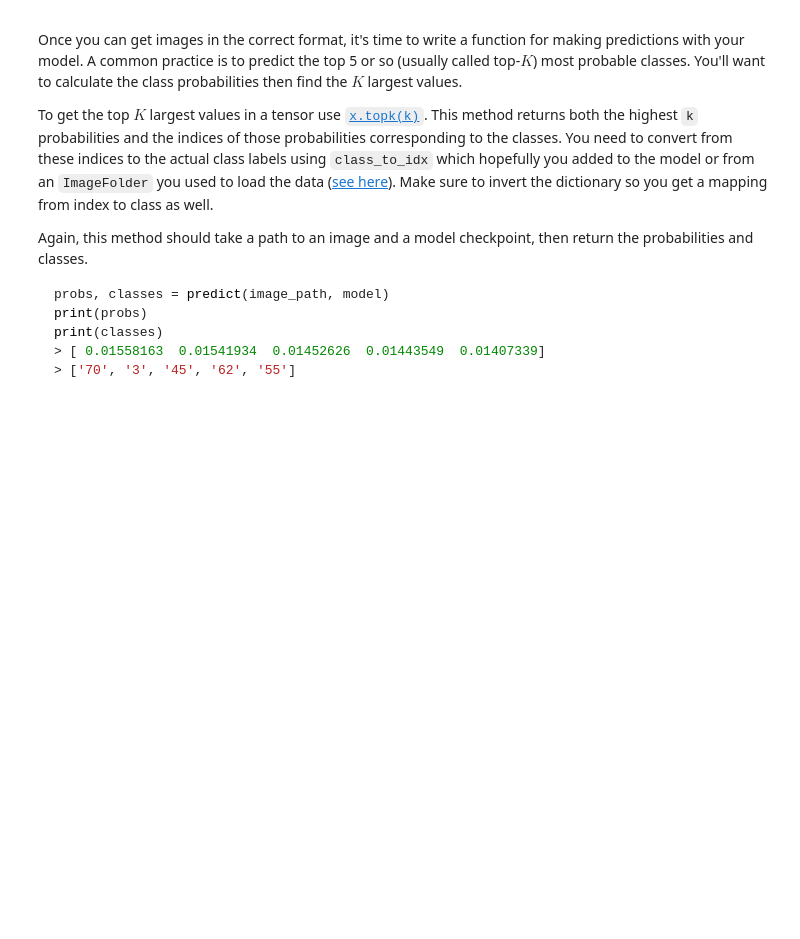
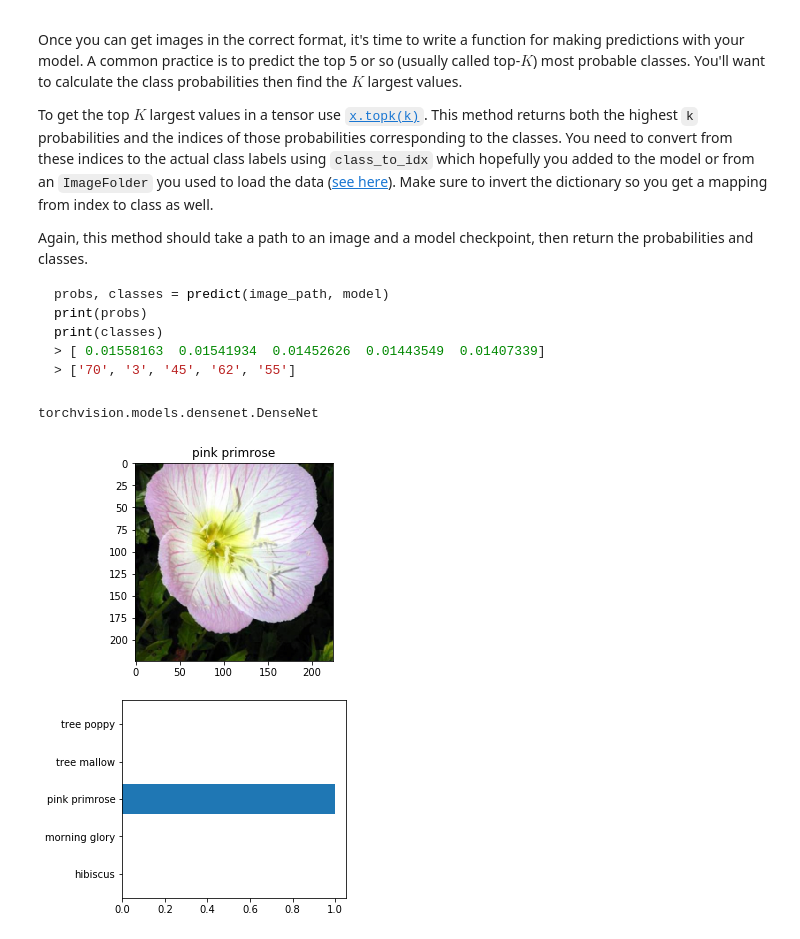
Before and after one commit to medhatelhady/Classify-flower-images, a Jupyter notebook: Image Classifier Project.ipynb, the cells around one changed output. Saved outputs shown, nothing was run; the diff lists cells and outputs as text; code cells hidden in the pictures; blank space fills up the shorter version.

````diff
--- a/Image Classifier Project.ipynb
+++ b/Image Classifier Project.ipynb
@@ -216,0 +287,2 @@ At this point it's good to write a function that can load a checkpoint and rebui
+# %%
+saved_model = load_checkpoint(filepath)
@@ -286,9 +389,7 @@ print(classes)
 > [ 0.01558163  0.01541934  0.01452626  0.01443549  0.01407339]
 > ['70', '3', '45', '62', '55']
 ```
-# %%
-def predict(image_path, model, topk=5):
-    ''' Predict the class (or classes) of an image using a trained deep learning model.
-    '''
-
-    # TODO: Implement the code to predict the class from an image file
+# %%
+type(saved_model)
+# %% [output]
+torchvision.models.densenet.DenseNet
@@ -295,3 +426,38 @@ def predict(image_path, model, topk=5):
+# %%
+def classify(top_k, top_class, cat_to_name, ax = None):
+    '''
+    plot bar plt whose y axis has class names and x axis has propability of being true
+
+    Args:
+
+    top_k (Tensor): probabilities of classes
+    top_class (Tensor): inedx of classes
+    cat_to_name (Dict): index and classes_name
+
+    '''
+    top_k = top_k[0].cpu().numpy()
+    top_class = top_class[0].cpu().numpy()
+
+
+
+    idx_to_class = {val: key for key, val in image_datasets.class_to_idx.items()}
+    categories = [idx_to_class[idx] for idx in top_class]
+    labels = [cat_to_name[cat] for cat in categories]
+
+    ax[1].barh(labels, top_k)
+# %%
+image_path = 'flowers/test/1/image_06743.jpg'
+def plot_result(image_path):
+    fig, ax = plt.subplots(2, 1,figsize=(4,8))
+    image_name = cat_to_name[image_path.split('/')[-2]]
+    imshow(image_path, ax, image_name)
+
+    top_k, top_class = predict(image_path, saved_model, 5)
+    classify(top_k, top_class, cat_to_name, ax)
+
+plot_result(image_path)
+# %% [output]
+[figure, added]
 # %% [markdown]
 ## Sanity Checking
 
````
Also changed, not shown: parts of 25 cells of this notebook, 3 other files.
